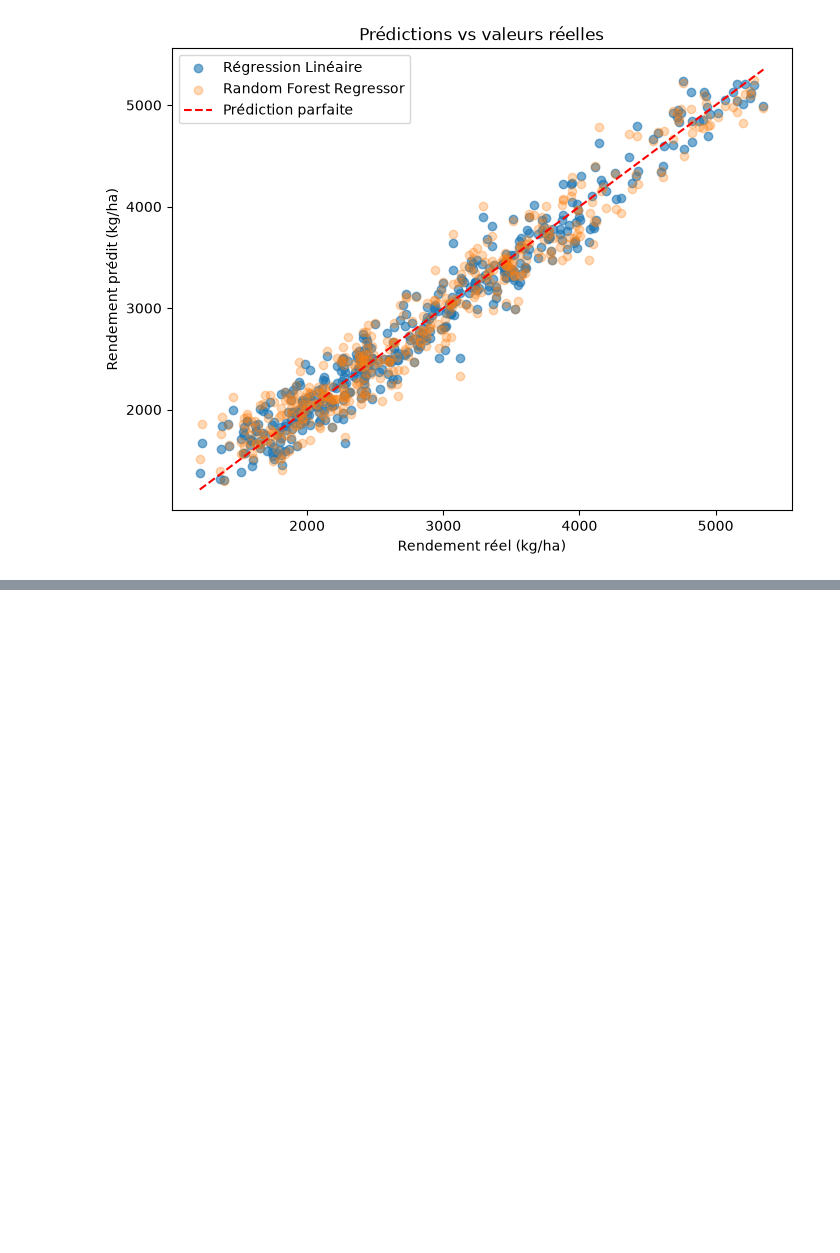
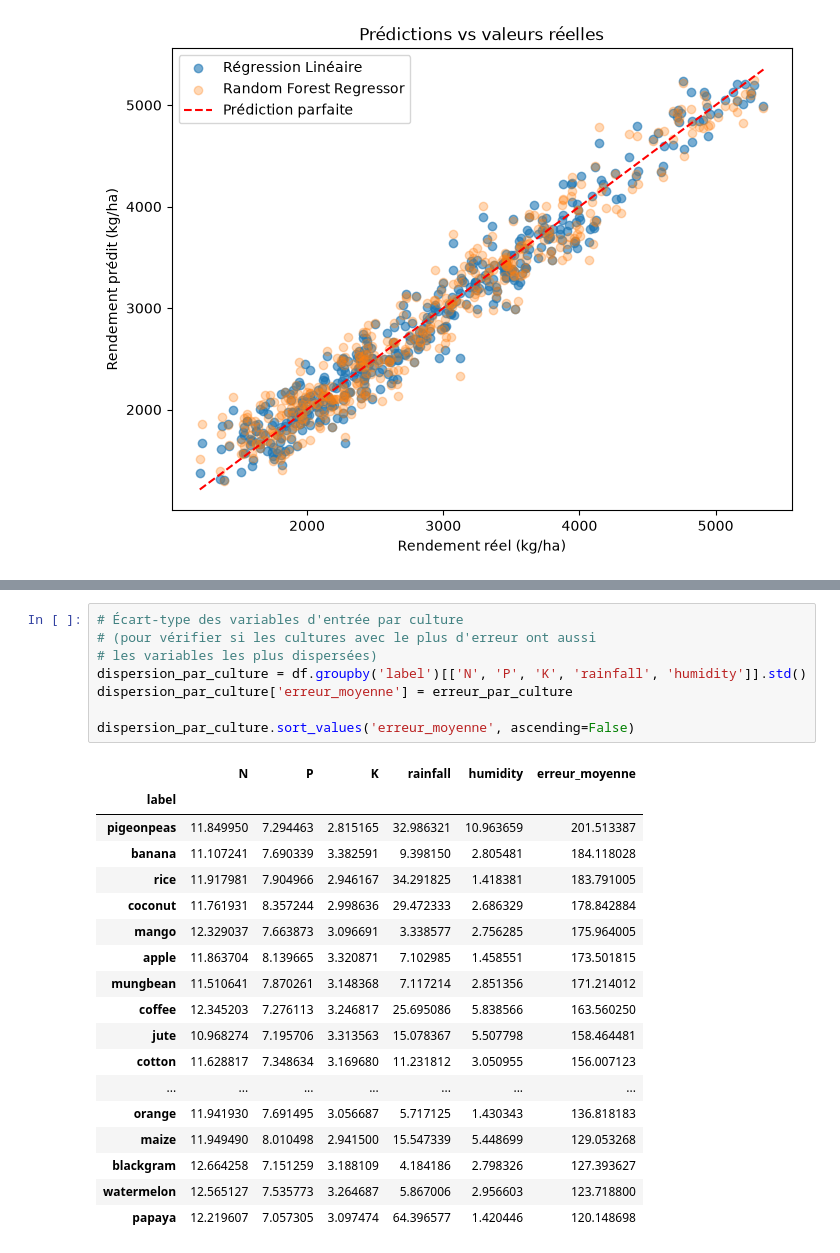
Before and after one commit to AliouneBadaraMedouneDiene/AgriPredict, a Jupyter notebook: notebooks/agripredict_pipeline.ipynb, the cells around one changed output, grey strips where cells are left out. Drawn from its saved outputs; the diff is of its cells as text; blank space fills up the shorter version.

```diff
--- a/notebooks/agripredict_pipeline.ipynb
+++ b/notebooks/agripredict_pipeline.ipynb
@@ -353,0 +458,27 @@ plt.show()
+# %%
+# Écart-type des variables d'entrée par culture
+# (pour vérifier si les cultures avec le plus d'erreur ont aussi
+# les variables les plus dispersées)
+dispersion_par_culture = df.groupby('label')[['N', 'P', 'K', 'rainfall', 'humidity']].std()
+dispersion_par_culture['erreur_moyenne'] = erreur_par_culture
+
+dispersion_par_culture.sort_values('erreur_moyenne', ascending=False)
+# %% [output]
+|  | N | P | K | rainfall | humidity | erreur_moyenne |
+| label |  |  |  |  |  |  |
+| pigeonpeas | 11.849950 | 7.294463 | 2.815165 | 32.986321 | 10.963659 | 201.513387 |
+| banana | 11.107241 | 7.690339 | 3.382591 | 9.398150 | 2.805481 | 184.118028 |
+| rice | 11.917981 | 7.904966 | 2.946167 | 34.291825 | 1.418381 | 183.791005 |
+| coconut | 11.761931 | 8.357244 | 2.998636 | 29.472333 | 2.686329 | 178.842884 |
+| mango | 12.329037 | 7.663873 | 3.096691 | 3.338577 | 2.756285 | 175.964005 |
+| apple | 11.863704 | 8.139665 | 3.320871 | 7.102985 | 1.458551 | 173.501815 |
+| mungbean | 11.510641 | 7.870261 | 3.148368 | 7.117214 | 2.851356 | 171.214012 |
+| coffee | 12.345203 | 7.276113 | 3.246817 | 25.695086 | 5.838566 | 163.560250 |
+| jute | 10.968274 | 7.195706 | 3.313563 | 15.078367 | 5.507798 | 158.464481 |
+| cotton | 11.628817 | 7.348634 | 3.169680 | 11.231812 | 3.050955 | 156.007123 |
+| ... | ... | ... | ... | ... | ... | ... |
+| orange | 11.941930 | 7.691495 | 3.056687 | 5.717125 | 1.430343 | 136.818183 |
+| maize | 11.949490 | 8.010498 | 2.941500 | 15.547339 | 5.448699 | 129.053268 |
+| blackgram | 12.664258 | 7.151259 | 3.188109 | 4.184186 | 2.798326 | 127.393627 |
+| watermelon | 12.565127 | 7.535773 | 3.264687 | 5.867006 | 2.956603 | 123.718800 |
+| papaya | 12.219607 | 7.057305 | 3.097474 | 64.396577 | 1.420446 | 120.148698 |
```
Also changed, not shown: parts of 9 cells of this notebook, 2 other files.
